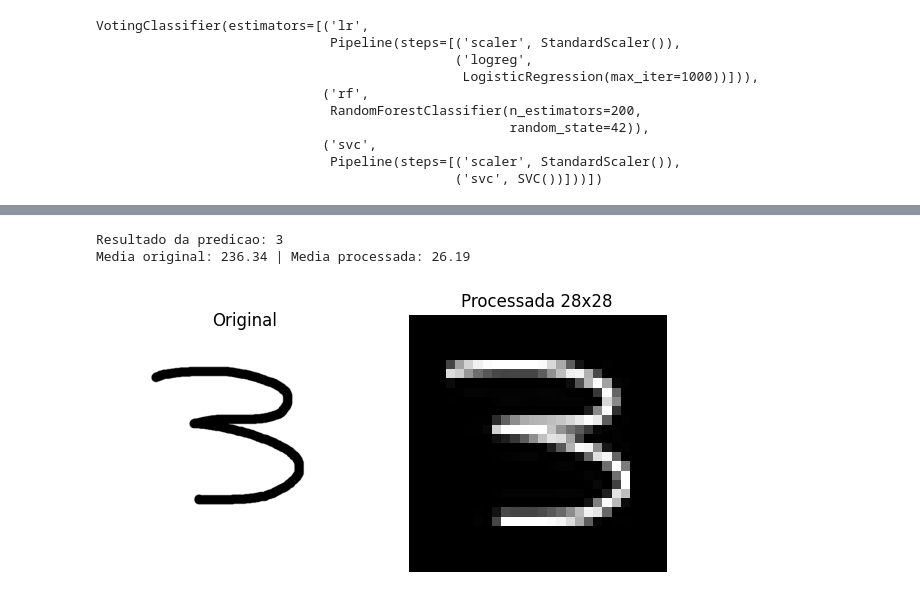
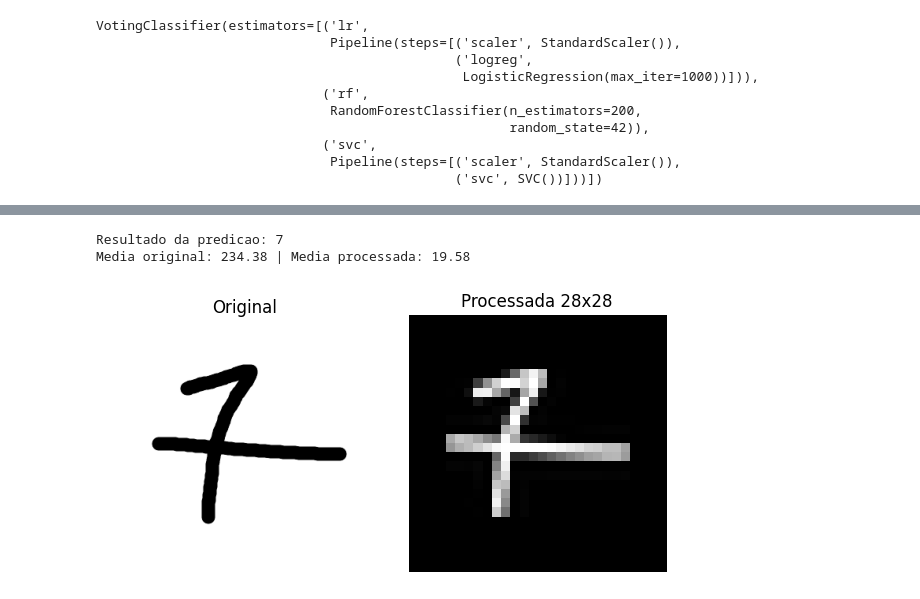
Before and after one commit to raf7525/sexto-periodo, a Jupyter notebook: machine/class_numero_randomforest.ipynb, the cells around one changed output, grey strips where cells are left out. Drawn from its saved outputs; the diff is of its cells as text; code cells hidden in the pictures.

```diff
--- a/machine/class_numero_randomforest.ipynb
+++ b/machine/class_numero_randomforest.ipynb
@@ -224,35 +273,35 @@ def prever_digito(caminho_arquivo, modelo, aplicar_inversao=True):
     return modelo.predict(img_array)[0], img_original, img_proc
 
 diretorio = '/home/raf75/sexto-periodo/machine/fotos'
-nome_arquivo = 'teste_3.png'
+nome_arquivo = 'teste_7.png'
 caminho_completo = os.path.join(diretorio, nome_arquivo)
 
 aplicar_inversao = True
 
 try:
     resultado, img_orig, img_proc = prever_digito(
         caminho_completo,
         voting_clf,
         aplicar_inversao=aplicar_inversao,
     )
     print(f"\nResultado da predicao: {resultado}")
     print(f"Media original: {np.array(img_orig).mean():.2f} | Media processada: {np.array(img_proc).mean():.2f}")
 
     plt.figure(figsize=(6, 3))
     plt.subplot(1, 2, 1)
     plt.title('Original')
     plt.imshow(img_orig, cmap='gray')
     plt.axis('off')
 
     plt.subplot(1, 2, 2)
     plt.title('Processada 28x28')
     plt.imshow(img_proc, cmap='gray')
     plt.axis('off')
     plt.tight_layout()
     plt.show()
 except FileNotFoundError:
     print(f"\nErro: O arquivo {caminho_completo} nao foi encontrado.")
 # %% [output]
-Resultado da predicao: 3
-Media original: 236.34 | Media processada: 26.19
+Resultado da predicao: 7
+Media original: 234.38 | Media processada: 19.58
-[figure, old version]
+[figure, new version]
```
Also changed, not shown: parts of 4 cells of this notebook.
